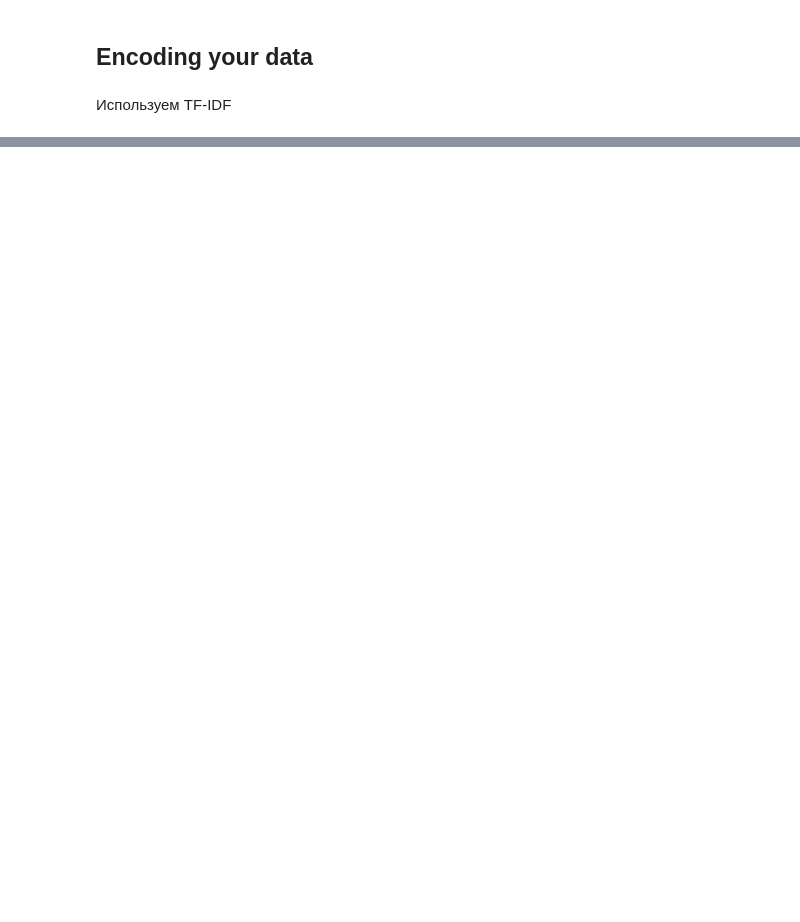
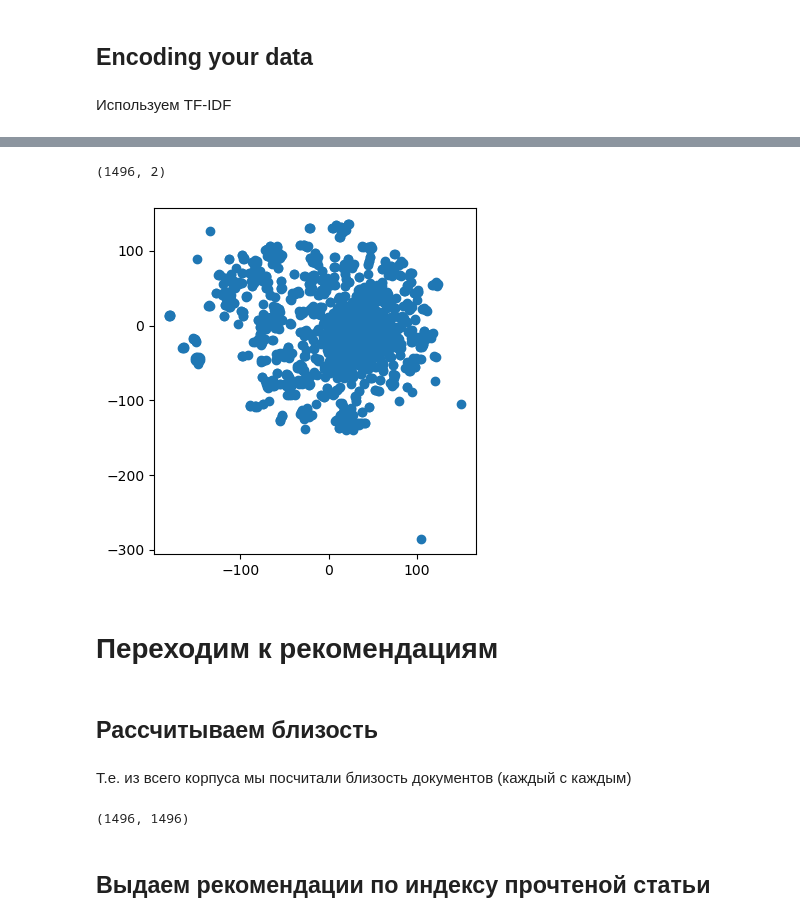
Before and after one commit to JosephFrancisTribbiani/ds, a Jupyter notebook: Recomender_systems/Content based News Recomender System/Content based News Recomender System.ipynb, the cells around one changed output, grey strips where cells are left out. Cells and saved outputs as stored; diff of their text form; code cells hidden in the pictures; blank space fills up the shorter version.

```diff
--- a/Recomender_systems/Content based News Recomender System/Content based News Recomender System.ipynb
+++ b/Recomender_systems/Content based News Recomender System/Content based News Recomender System.ipynb
@@ -34,0 +120,74 @@ display(data.head(2))
+# %%
+# Настройка функции t-SNE.
+tsne = TSNE(
+    n_components=2,                 # значение по умолчанию=2. Размерность вложенного пространства.
+
+    perplexity=5,                   # значение по умолчанию=30.0. Перплексия связана с количеством
+                                    # ближайших соседей, которое используется в других алгоритмах обучения на множествах.
+
+    early_exaggeration=12,          # значение по умолчанию=12.0. Определяет, насколько плотными будут естественные
+                                    # кластеры исходного пространстве во вложенном пространстве и сколько места будет между ними.
+
+    learning_rate=500,              # значение по умолчанию=200.0. Скорость обучения для t-SNE обычно находится
+                                    # в диапазоне [10.0, 1000.0]. Если скорость обучения слишком высока, данные
+                                    # могут выглядеть как "шар", в котором любая точка приблизительно равноудалена
+                                    # от ближайших соседей. Если скорость обучения слишком низкая, большинство точек
+                                    # могут быть похожими на сжатое плотное облако с незначительным количеством разбросов.
+
+    n_iter=10000,                   # значение по умолчанию=1000. Максимальное количество итераций для оптимизации. Должно быть не менее 250.
+
+    n_iter_without_progress=300,    # значение по умолчанию=300. Максимальное количество итераций без прогресса перед
+                                    # прекращением оптимизации, используется после 250 начальных итераций с ранним преувеличением.
+
+    min_grad_norm=0.0000001,        # значение по умолчанию=1e-7. Если норма градиента ниже этого порога, оптимизация будет остановлена.
+
+    metric='euclidean',             # значение по умолчанию='euclidean', Метрика, используемая при расчете расстояния
+                                    # между экземплярами в массиве признаков.
+
+    init='random',                  # {'random', 'pca'} или ndarray формы (n_samples, n_components), значение по
+                                    # умолчанию='random'. Инициализация вложения.
+
+    verbose=0,                      # значение по умолчанию=0. Уровень детализации.
+
+    random_state=42,                # экземпляр RandomState или None, по умолчанию=None. Определяет генератор случайных чисел.
+                                    # Передача int для воспроизводимых результатов при многократном вызове функции.
+
+    method='barnes_hut',            # значение по умолчанию='barnes_hut'. По умолчанию алгоритм вычисления градиента
+                                    # использует аппроксимацию Барнса-Хата, работающую в течение времени O(NlogN).
+                                    # метод='exact' будет работать по более медленному, но точному алгоритму за время O(N^2).
+                                    # Следует использовать точный алгоритм, когда количество ошибок ближайших соседей должно быть ниже 3%.
+
+    angle=0.5,                      # значение по умолчанию=0.5. Используется только если метод='barnes_hut' Это
+                                    # компромисс между скоростью и точностью в случае T-SNE с применением алгоритма Барнса-Хата.
+
+    n_jobs=-1,                      # значение по умолчанию=None. Количество параллельных заданий для поиска соседей.
+                                    # -1 означает использование всех процессоров.
+)
+
+# Преобразование X
+squeezed_data = tsne.fit_transform(encoded_texts.values)
+
+print(squeezed_data.shape)
+# %% [output]
+(1496, 2)
+# %%
+fig, ax = plt.subplots(ncols=1, figsize=(4, 4))
+ax.scatter(squeezed_data[:, 0], squeezed_data[:, 1])
+fig.tight_layout()
+fig.show();
+# %% [output]
+[figure, added]
+# %% [markdown]
+# Переходим к рекомендациям
+# %% [markdown]
+## Рассчитываем близость
+# %% [markdown]
+Т.е. из всего корпуса мы посчитали близость документов (каждый с каждым)
+# %%
+cosine_similarities = linear_kernel(tfidf_matrix, tfidf_matrix)
+
+print(cosine_similarities.shape)
+# %% [output]
+(1496, 1496)
+# %% [markdown]
+## Выдаем рекомендации по индексу прочтеной статьи
```
Also changed, not shown: parts of 14 cells of this notebook, 1 other file.
